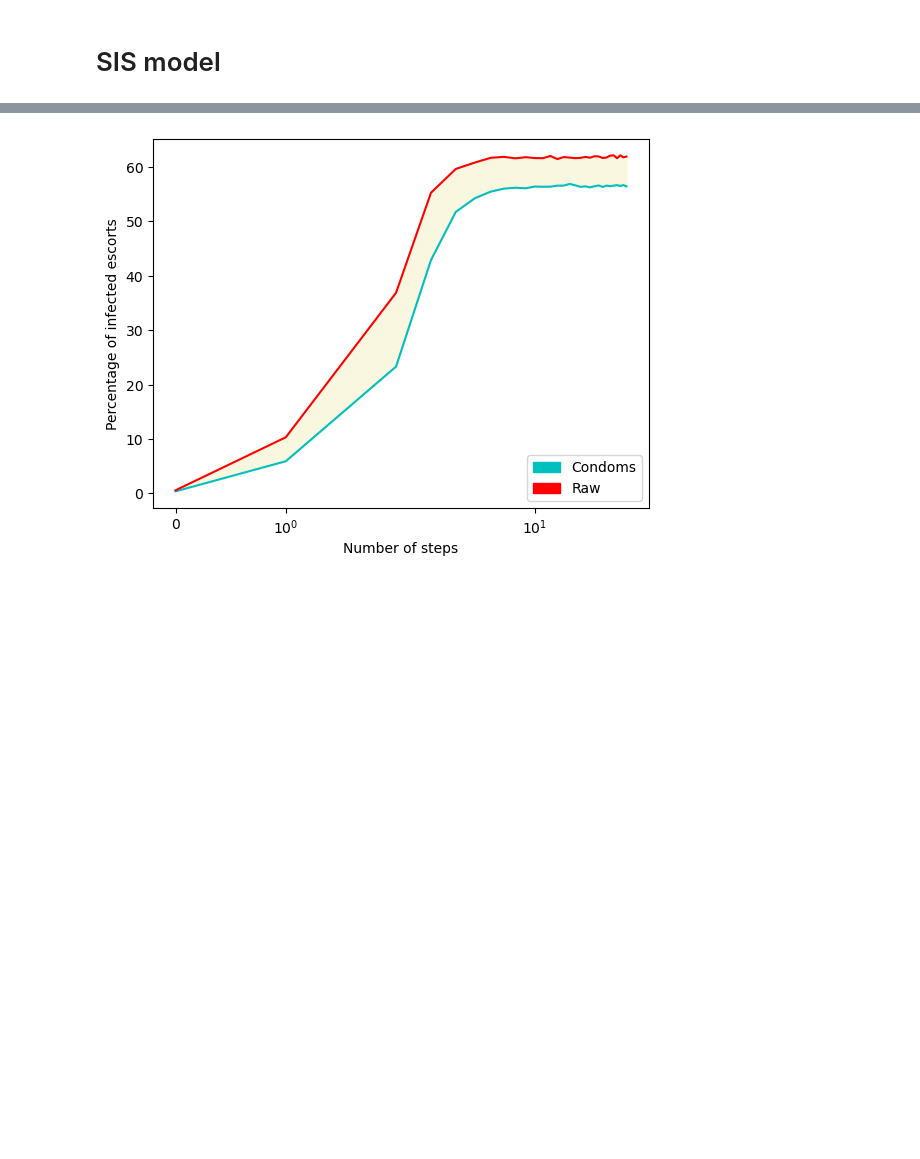
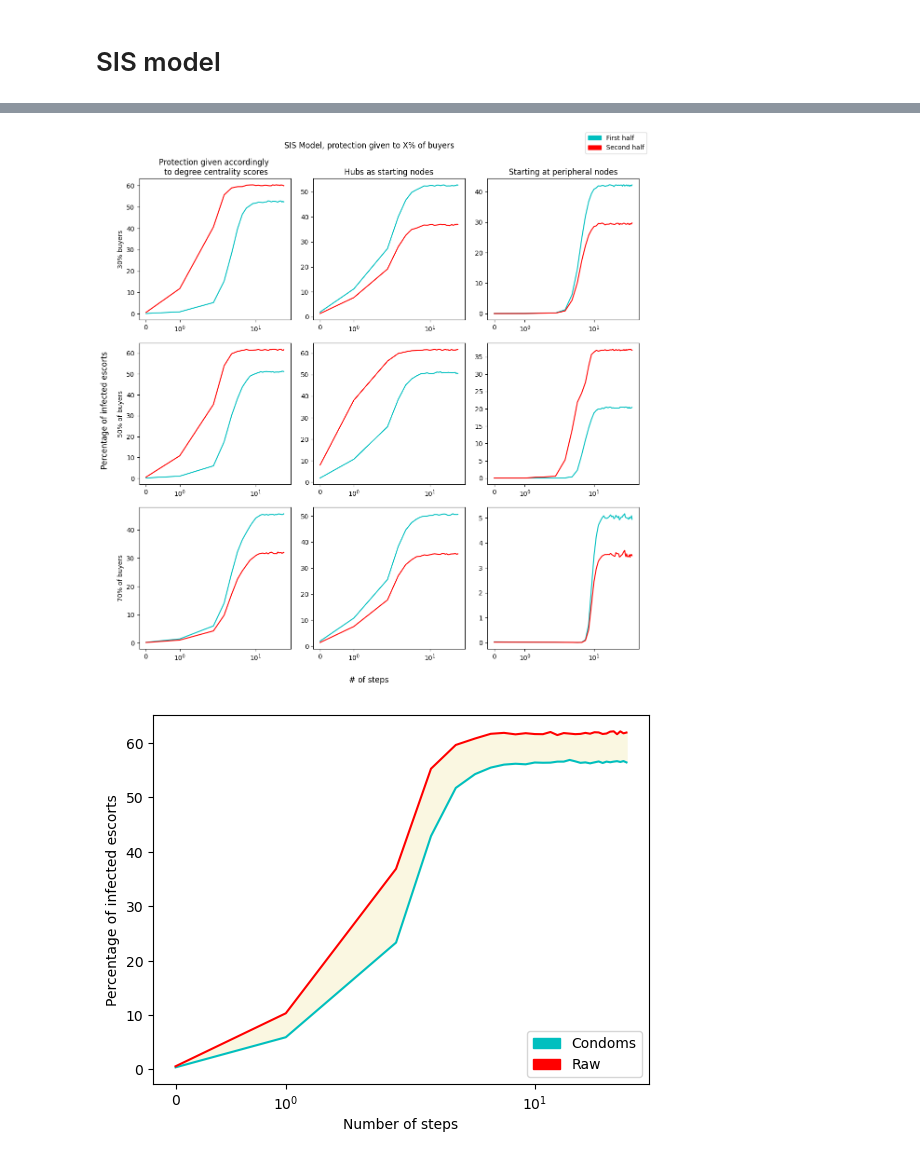
Before and after one commit to rsapeta/Network-Analysis, a Jupyter notebook: Escort/escort_analysis.ipynb, the cells around one changed output, grey strips where cells are left out. Drawn from its saved outputs; the diff is of its cells as text; code cells hidden in the pictures; blank space fills up the shorter version.

```diff
--- a/Escort/escort_analysis.ipynb
+++ b/Escort/escort_analysis.ipynb
@@ -950,6 +1133,71 @@ for run in range(10):
       model_curve["condoms"][step] += (len(i_nodes_condoms) / len(pG_condoms.nodes)) * 10
       model_curve["raw"][step] += (len(i_nodes_raw) / len(pG_raw.nodes)) * 10
       model_curve['condoms_S'][step] = 100 - model_curve["condoms"][step]
+# %%
+#Plotting simple SI model, protection given to 50% of buyers
+fig, ax = plt.subplots(3, 3, figsize =(12,12))
+
+ax[0,0].plot([protect_30_curve_SIS["top"][step] for step in range(30)], color = 'c', label = 'top')
+ax[0,0].plot([protect_30_curve_SIS["bottom"][step] for step in range(30)], color = 'r', label = 'bottom')
+ax[0,0].set_xscale('symlog')
+ax[0,0].set_title('Protection given accordingly \n to degree centrality scores')
+ax[0,0].set_ylabel('30% buyers')
+
+
+ax[0,1].plot([protection_30_hubs_curve_SIS["top"][step] for step in range(30)], color = 'c', label = 'top')
+ax[0,1].plot([protection_30_hubs_curve_SIS["bottom"][step] for step in range(30)], color = 'r', label = 'bottom')
+ax[0,1].set_xscale('symlog')
+ax[0,1].set_title('Hubs as starting nodes')
+
+
+ax[0,2].plot([protection_30_peri_curve_SIS["top"][step] for step in range(50)], color = 'c', label = 'top')
+ax[0,2].plot([protection_30_peri_curve_SIS["bottom"][step] for step in range(50)], color = 'r', label = 'bottom')
+ax[0,2].set_xscale('symlog')
+ax[0,2].set_title('Starting at peripheral nodes')
+
+ax[1,0].plot([protect_50_curve_SIS["top"][step] for step in range(30)], color = 'c', label = 'top')
+ax[1,0].plot([protect_50_curve_SIS["bottom"][step] for step in range(30)], color = 'r', label = 'bottom')
+ax[1,0].set_xscale('symlog')
+ax[1,0].set_ylabel('50% of buyers')
+
+
+ax[1,1].plot([protection_50_hubs_curve_SIS["top"][step] for step in range(30)], color = 'c', label = 'top')
+ax[1,1].plot([protection_50_hubs_curve_SIS["bottom"][step] for step in range(30)], color = 'r', label = 'bottom')
+ax[1,1].set_xscale('symlog')
+
+
+ax[1,2].plot([protection_50_peri_curve_SIS["top"][step] for step in range(50)], color = 'c', label = 'top')
+ax[1,2].plot([protection_50_peri_curve_SIS["bottom"][step] for step in range(50)], color = 'r', label = 'bottom')
+ax[1,2].set_xscale('symlog')
+
+ax[2,0].plot([protect_70_curve_SIS["top"][step] for step in range(30)], color = 'c', label = 'top')
+ax[2,0].plot([protect_70_curve_SIS["bottom"][step] for step in range(30)], color = 'r', label = 'bottom')
+ax[2,0].set_xscale('symlog')
+ax[2,0].set_ylabel('70% of buyers')
+
+
+ax[2,1].plot([protection_70_hubs_curve_SIS["top"][step] for step in range(30)], color = 'c', label = 'top')
+ax[2,1].plot([protection_70_hubs_curve_SIS["bottom"][step] for step in range(30)], color = 'r', label = 'bottom')
+ax[2,1].set_xscale('symlog')
+
+
+ax[2,2].plot([protection_70_peri_curve_SIS["top"][step] for step in range(50)], color = 'c', label = 'top')
+ax[2,2].plot([protection_70_peri_curve_SIS["bottom"][step] for step in range(50)], color = 'r', label = 'bottom')
+ax[2,2].set_xscale('symlog')
+
+fig.supxlabel('# of steps')
+fig.supylabel('Percentage of infected escorts')
+fig.suptitle('SIS Model, protection given to X% of buyers')
+
+fig.tight_layout(pad =1.5)
+
+green_patch = mpatches.Patch(color='c', label='First half')
+blue_patch = mpatches.Patch(color='r', label='Second half')
+fig.legend(handles=[green_patch, blue_patch], loc='upper right')
+
+plt.show()
+# %% [output]
+[figure, added]
 # %%
 plt.plot([model_curve["condoms"][step] for step in range(30)], color = 'c', label = 'Condoms')
 plt.plot([model_curve["raw"][step] for step in range(30)], color = 'r', label = 'Raw')
```
Also changed, not shown: parts of 4 cells of this notebook.
